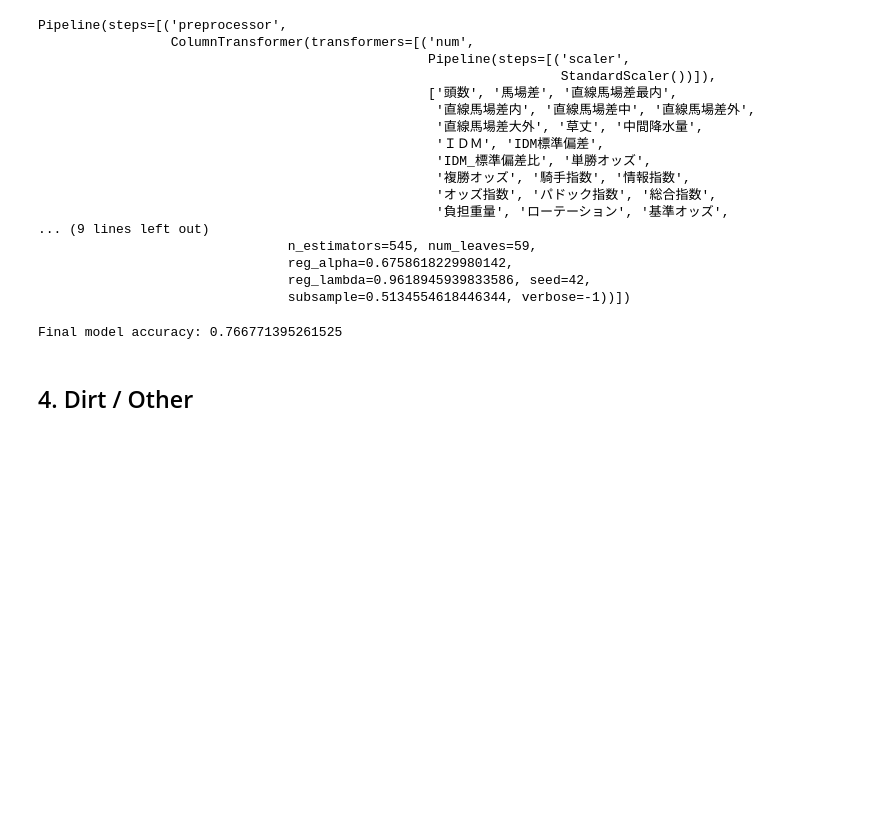
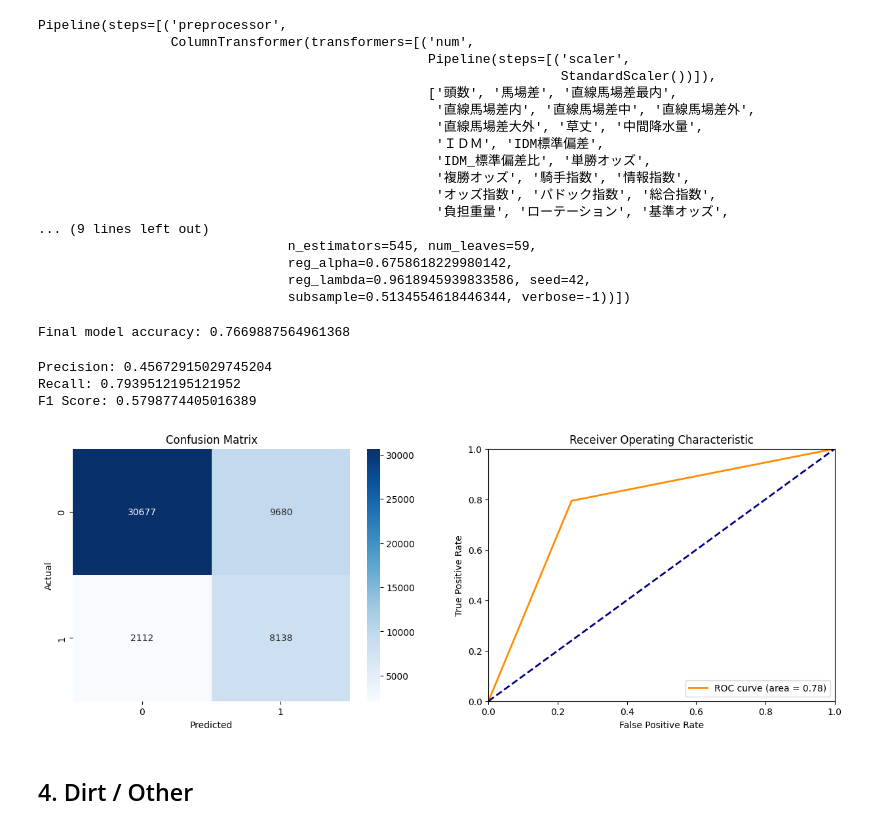
Before and after one commit to hankehly/JapanHorseRaceAnalytics, a Jupyter notebook: notebooks/20240107_seasonal_models.ipynb, the cells around one changed output. Drawn from its saved outputs; the diff is of its cells as text; code cells hidden in the pictures; blank space fills up the shorter version.

```diff
--- a/notebooks/20240107_seasonal_models.ipynb
+++ b/notebooks/20240107_seasonal_models.ipynb
@@ -257,7 +313,9 @@ Final model accuracy: 0.758624713725147
 # %% [markdown]
 ## 3. Dirt / Cold season
 # %%
-mask_dirt_cold = (X_train["トラック種別"] == "ダート") & X_train["年月日"].dt.month.isin([12, 1, 2, 3, 4])
+mask_dirt_cold = (X_train["トラック種別"] == "ダート") & X_train["年月日"].dt.month.isin(
+    [12, 1, 2, 3, 4]
+)
 
 X_train_dirt_cold = X_train[mask_dirt_cold][Features.get_feature_names_by_tag("ダート")]
 y_train_dirt_cold = X_train[mask_dirt_cold]["複勝的中"]
@@ -270,7 +328,12 @@ feature_dtypes_dirt = {
     if field in Features.get_feature_names_by_tag("ダート")
 }
 
-final_model_dirt_cold = train_model(X_train_dirt_cold, y_train_dirt_cold, feature_dtypes_dirt)
+final_model_dirt_cold = train_model(
+    X_train_dirt_cold,
+    y_train_dirt_cold,
+    feature_dtypes_dirt,
+    "20240107_seasonal_models__final_model_dirt_cold",
+)
 final_model_dirt_cold
 # %% [output]
 Pipeline(steps=[('preprocessor',
@@ -294,7 +357,9 @@ Pipeline(steps=[('preprocessor',
 from sklearn.metrics import accuracy_score
 
 
-test_mask_dirt_cold = (X_test["トラック種別"] == "ダート") & X_test["年月日"].dt.month.isin([12, 1, 2, 3, 4])
+test_mask_dirt_cold = (X_test["トラック種別"] == "ダート") & X_test["年月日"].dt.month.isin(
+    [12, 1, 2, 3, 4]
+)
 
 X_test_dirt_cold = X_test[test_mask_dirt_cold][Features.get_feature_names_by_tag("ダート")]
 y_test_dirt_cold = X_test[test_mask_dirt_cold]["複勝的中"]
@@ -304,7 +369,16 @@ final_pred_prob_dirt_cold = final_model_dirt_cold.predict_proba(X_test_dirt_cold
 final_accuracy_dirt_cold = accuracy_score(y_test_dirt_cold, final_pred_dirt_cold)
 print("Final model accuracy:", final_accuracy_dirt_cold)
 # %% [output]
-Final model accuracy: 0.766771395261525
+Final model accuracy: 0.7669887564961368
+# %%
+plot_binary_classifier_metrics(
+    X_test[test_mask_dirt_cold]["複勝的中"], final_pred_dirt_cold
+)
+# %% [output]
+Precision: 0.45672915029745204
+Recall: 0.7939512195121952
+F1 Score: 0.5798774405016389
+[figure, added]
 # %% [markdown]
 ## 4. Dirt / Other
 # %%
```
Also changed, not shown: parts of 50 cells of this notebook, 3 other files.
